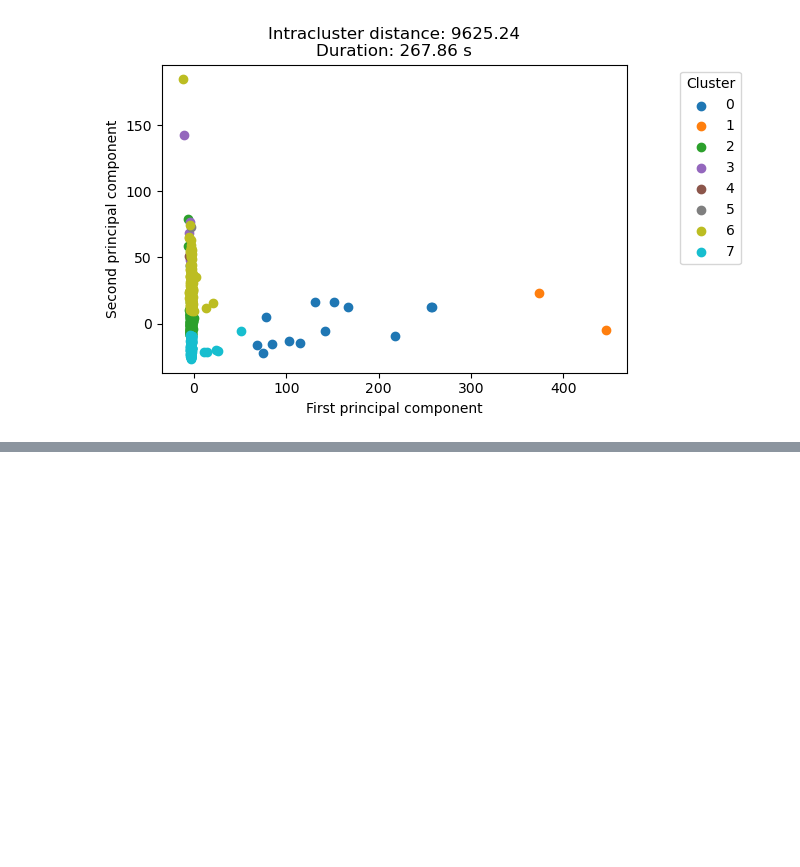
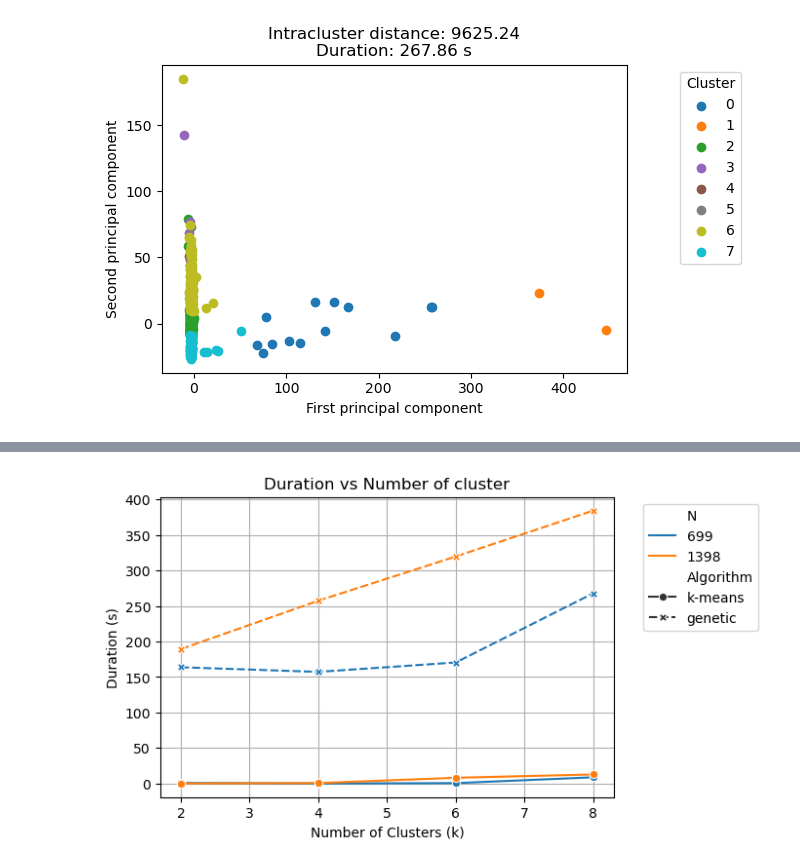
Before and after one commit to UCR-ECCI-MM/Computabilidad, a Jupyter notebook: TP2/Avance2/genetic_algorithm.ipynb, the cells around one changed output, grey strips where cells are left out. Saved outputs shown, nothing was run; the diff lists cells and outputs as text; code cells hidden in the pictures; blank space fills up the shorter version.

```diff
--- a/TP2/Avance2/genetic_algorithm.ipynb
+++ b/TP2/Avance2/genetic_algorithm.ipynb
@@ -1122,0 +1191,15 @@ plot_result(gene_principal_components.values, clusters, end - start)
+# %%
+# Create a DataFrame that excludes the rows in brute_force
+performance_df = perf_tests[~perf_tests.isin(brute_force).all(axis=1)]
+# %%
+# Create the plot duration vs. number of clusters
+plt.figure(figsize=(6, 4))
+sns.lineplot(data=performance_df, x='k', y='duration', style='Algorithm', hue='N', markers=True, dashes=True, palette='tab10')
+plt.title('Duration vs Number of cluster')
+plt.xlabel('Number of Clusters (k)')
+plt.ylabel('Duration (s)')
+plt.grid(True)
+plt.legend(bbox_to_anchor=(1.05, 1), loc='upper left')
+plt.show()
+# %% [output]
+[figure, added]
```
Also changed, not shown: parts of 15 cells of this notebook.
